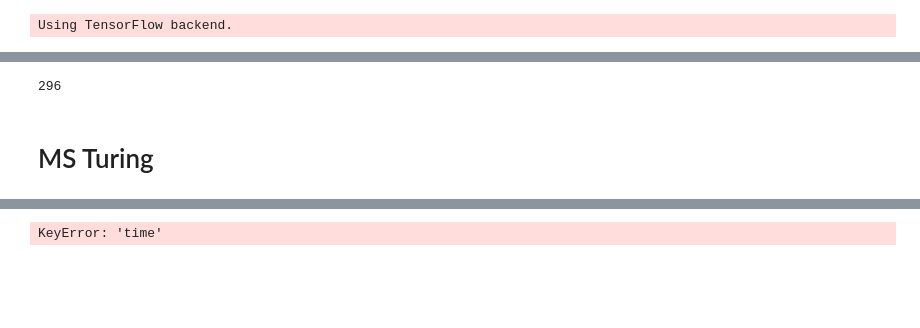
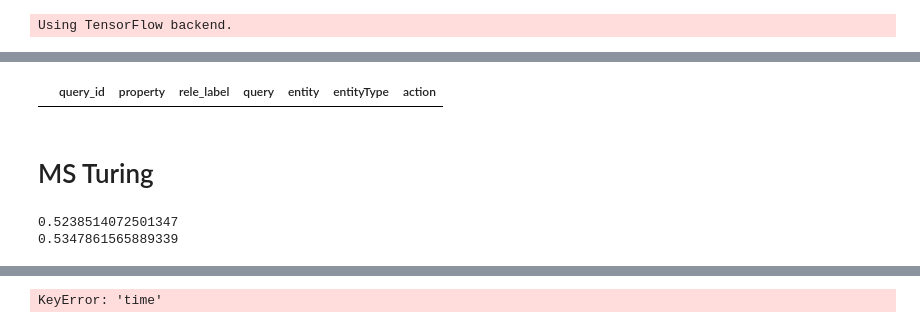
Before and after one commit to feay1234/WikiHow-Task-Based, a Jupyter notebook: AKG Experiments.ipynb, the cells around one changed output, grey strips where cells are left out. Saved outputs shown, nothing was run; the diff lists cells and outputs as text; code cells hidden in the pictures; blank space fills up the shorter version.

```diff
--- a/AKG Experiments.ipynb
+++ b/AKG Experiments.ipynb
@@ -350,7 +248,3 @@ for i in run['1']:
     run_props.extend(list(run['1'][i].keys()))
 # %%
 run_props = set(run_props)
-# %%
-len(a)
-# %% [output]
-296
@@ -361,2 +253,6 @@ unseen_prop = set.difference(a, run_props)
+# %%
+df[df.property == "offer"]
+# %% [output]
+|  | query_id | property | rele_label | query | entity | entityType | action |
 # %% [markdown]
 # MS Turing
@@ -362,0 +264,33 @@ unseen_prop = set.difference(a, run_props)
+# %%
+res = []
+res2 = []
+# goodType = set([])
+for idx, row in df[['query_id', 'entity', 'action', 'entityType']].drop_duplicates().iterrows():
+    if row['query_id'] not in testIds:
+        continue
+    qrels = qrel[str(row['query_id'])]
+    cand_properties = type2prop[row['entityType']]
+
+    rank = {}
+    for p in cand_properties:
+
+#         score = cosine_similarity([entity2vec[row['query_id']]], [propMS2vec[p]])[0][0]
+#         score = [cosine_similarity([i], [propMS2vec[p]])[0][0] for i in docMS2vec[row['query_id']]]
+#         rank[p] = score
+        if p not in row['entityType']:
+            rank[p] = 0
+        else:
+            rank[p] = popProp[row['entityType']][p]
+
+    rank = [i[0] for i in sorted(rank.items(), key=lambda x: x[1], reverse=True)][:20]
+    our = evaluate(qrels, rank)
+#     our = evaluate(qrels, cand_properties)
+    base = evaluate(qrels, list(run["1"][str(row["query_id"])].keys()))
+
+    res.append(our)
+    res2.append(base)
+print(np.mean(res))
+print(np.mean(res2))
+# %% [output]
+0.5238514072501347
+0.5347861565889339
```
Also changed, not shown: parts of 30 cells of this notebook, 1 other file.
